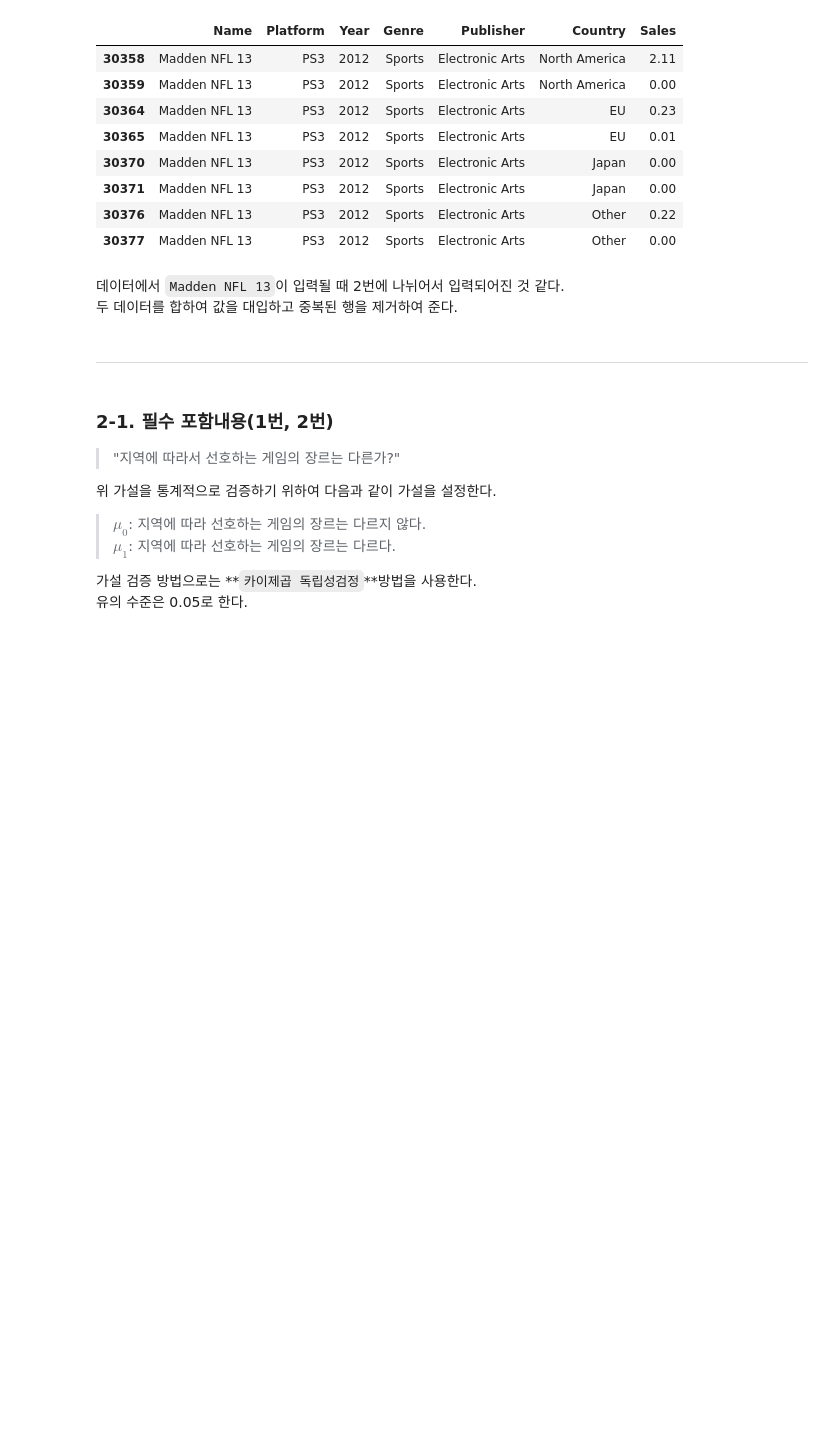
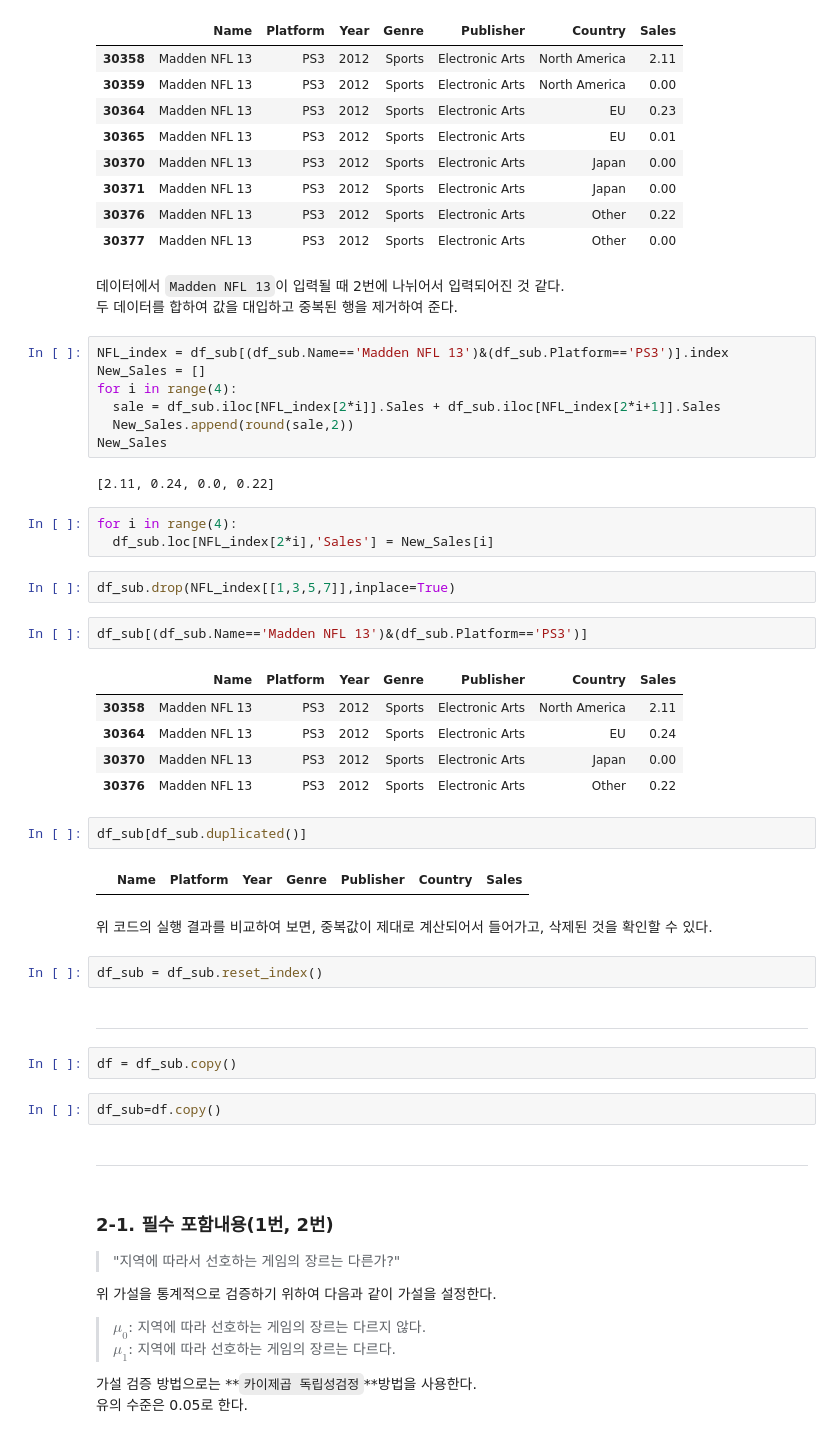
Before and after one commit to IlTACK-OH/Section1_project, a Jupyter notebook: Section1_project.ipynb, the cells around one changed output. Drawn from its saved outputs; the diff is of its cells as text; blank space fills up the shorter version.

```diff
--- a/Section1_project.ipynb
+++ b/Section1_project.ipynb
@@ -497,6 +497,42 @@ df_sub[(df_sub.Name=='Madden NFL 13')&(df_sub.Platform=='PS3')]
 | 30377 | Madden NFL 13 | PS3 | 2012 | Sports | Electronic Arts | Other | 0.00 |
 # %% [markdown]
 데이터에서 `Madden NFL 13`이 입력될 때 2번에 나뉘어서 입력되어진 것 같다.<br>두 데이터를 합하여 값을 대입하고 중복된 행을 제거하여 준다.
+# %%
+NFL_index = df_sub[(df_sub.Name=='Madden NFL 13')&(df_sub.Platform=='PS3')].index
+New_Sales = []
+for i in range(4):
+  sale = df_sub.iloc[NFL_index[2*i]].Sales + df_sub.iloc[NFL_index[2*i+1]].Sales
+  New_Sales.append(round(sale,2))
+New_Sales
+# %% [output]
+[2.11, 0.24, 0.0, 0.22]
+# %%
+for i in range(4):
+  df_sub.loc[NFL_index[2*i],'Sales'] = New_Sales[i]
+# %%
+df_sub.drop(NFL_index[[1,3,5,7]],inplace=True)
+# %%
+df_sub[(df_sub.Name=='Madden NFL 13')&(df_sub.Platform=='PS3')]
+# %% [output]
+|  | Name | Platform | Year | Genre | Publisher | Country | Sales |
+| 30358 | Madden NFL 13 | PS3 | 2012 | Sports | Electronic Arts | North America | 2.11 |
+| 30364 | Madden NFL 13 | PS3 | 2012 | Sports | Electronic Arts | EU | 0.24 |
+| 30370 | Madden NFL 13 | PS3 | 2012 | Sports | Electronic Arts | Japan | 0.00 |
+| 30376 | Madden NFL 13 | PS3 | 2012 | Sports | Electronic Arts | Other | 0.22 |
+# %%
+df_sub[df_sub.duplicated()]
+# %% [output]
+|  | Name | Platform | Year | Genre | Publisher | Country | Sales |
+# %% [markdown]
+위 코드의 실행 결과를 비교하여 보면, 중복값이 제대로 계산되어서 들어가고, 삭제된 것을 확인할 수 있다.
+# %%
+df_sub = df_sub.reset_index()
+# %% [markdown]
+---
+# %%
+df = df_sub.copy()
+# %%
+df_sub=df.copy()
 # %% [markdown]
 ---
 # %% [markdown]
```
Also changed, not shown: parts of 23 cells of this notebook.
